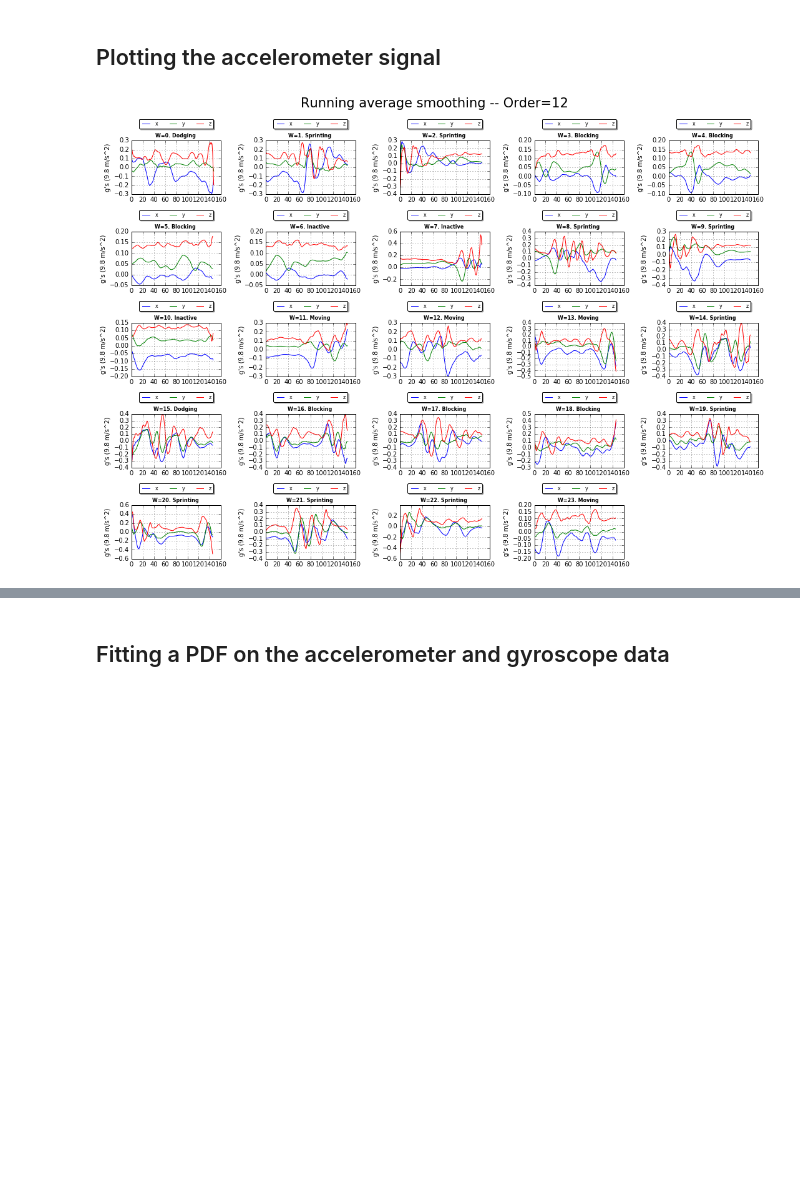
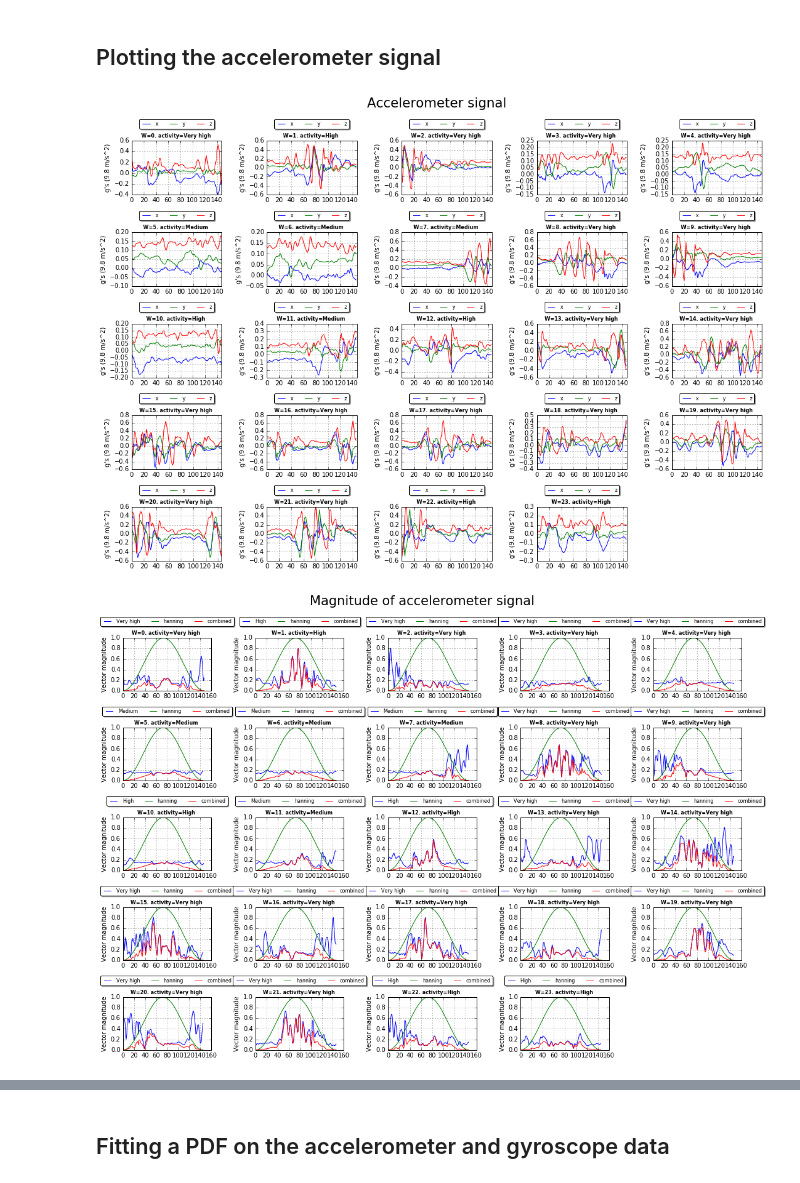
Before and after one commit to ewerlopes/phd_robogame, a Jupyter notebook: data_analysis.ipynb, the cells around one changed output, grey strips where cells are left out. Cells and saved outputs as stored; diff of their text form; code cells hidden in the pictures; blank space fills up the shorter version.

```diff
--- a/data_analysis.ipynb
+++ b/data_analysis.ipynb
@@ -301,7 +335,7 @@ LOAD SUMMARY:
 # %% [markdown]
 ## Plotting the accelerometer signal
 # %%
-def accmag(data, suptitle="Magnitude of accelerometer signal", plt_win_func=False):
+def accmag(data, suptitle="Magnitude of accelerometer signal", feature='activity', plt_win_func=False):
     """Plots the data in a grid of plots.
     Args:
         data (list): the list of data to be used.
@@ -332,10 +366,11 @@ def accmag(data, suptitle="Magnitude of accelerometer signal", plt_win_func=Fals
                 #if use_win_func:
                 #    mag = mag * np.hanning(len(mag))
 
-                row[j].set_title("W={}. {} ".format(count, data[count]["high_level"][0]), fontsize=8, fontweight="bold")
+                row[j].set_title("W={}. {}={} ".format(count, feature, data[count][feature][0]), fontsize=8, fontweight="bold")
                 row[j].set_ylabel('Vector magnitude')
-                row[j].plot(mag, label=str(data[count]["high_level"][0]))
+                row[j].plot(mag, label=str(data[count][feature][0]))
                 row[j].plot(windowFunction, label="hanning")
+                row[j].grid()
                 if plt_win_func:
                     row[j].plot(mag * np.hanning(len(mag)), label="combined")
                 count += 1
@@ -359,7 +394,7 @@ def running_mean(l, N):
         back[i//2] = np.convolve(l[-i:], np.ones((i,))/i, mode = 'valid')
     return np.concatenate([front, np.convolve(l, np.ones((N,))/N, mode = 'valid'), back[::-1]])
 
-def compute_runavg_acc(data, suptitle="Running average smoothing", N=4):
+def compute_runavg_acc(data, suptitle="Running average smoothing", feature='activity', N=4):
     """Running average as smoothing"""
     grid_side_size = int(round(np.sqrt(len(data))))
     fig, axes = plt.subplots(grid_side_size, grid_side_size, figsize=(18,12))
@@ -379,7 +414,7 @@ def compute_runavg_acc(data, suptitle="Running average smoothing", N=4):
                 norm_dataZ = [z/16384.0 for z in data[count]["accZ"].dropna()]
                 norm_dataZ = running_mean(norm_dataZ, N)
 
-                row[j].set_title("W={}. {} ".format(count, data[count]["high_level"][0]), fontsize=8, fontweight="bold")
+                row[j].set_title("W={}. {}={} ".format(count, feature, data[count][feature][0]), fontsize=8, fontweight="bold")
                 row[j].set_ylabel('g\'s (9.8 m/s^2)')
                 row[j].plot(norm_dataX, label="x")
                 row[j].plot(norm_dataY, label="y")
@@ -392,10 +427,9 @@ def compute_runavg_acc(data, suptitle="Running average smoothing", N=4):
     fig.subplots_adjust(hspace=0.7, wspace= 0.5)
     plt.draw()
 # %%
-#gridOfPlots(wFrames, suptitle="Accelerometer data X axis", columnToPlot="accX")
-#accmag(wFrames, plt_win_func=True)
-#compute_runavg_acc(wFrames)
-compute_runavg_acc(wFrames, N=12)
-#compute_runavg_acc(wFrames, N=1)
+plotAcc(wFrames)
+accmag(wFrames, plt_win_func=True)
+compute_runavg_acc(wFrames, N=4)
 # %% [output]
-[figure, old version]
+[figure, new version]
+[figure, added]
```
Also changed, not shown: parts of 15 cells of this notebook.
